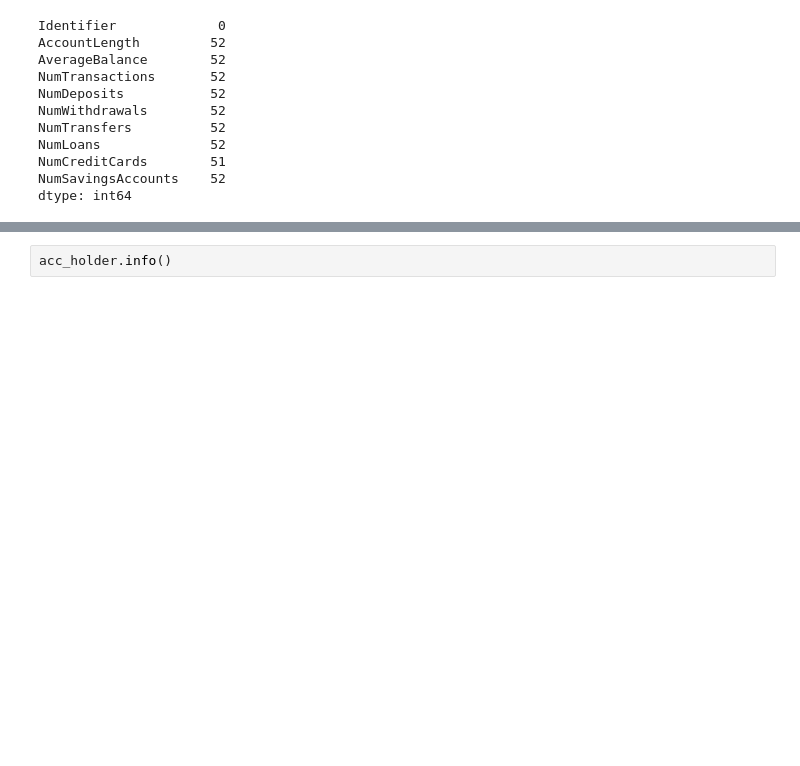
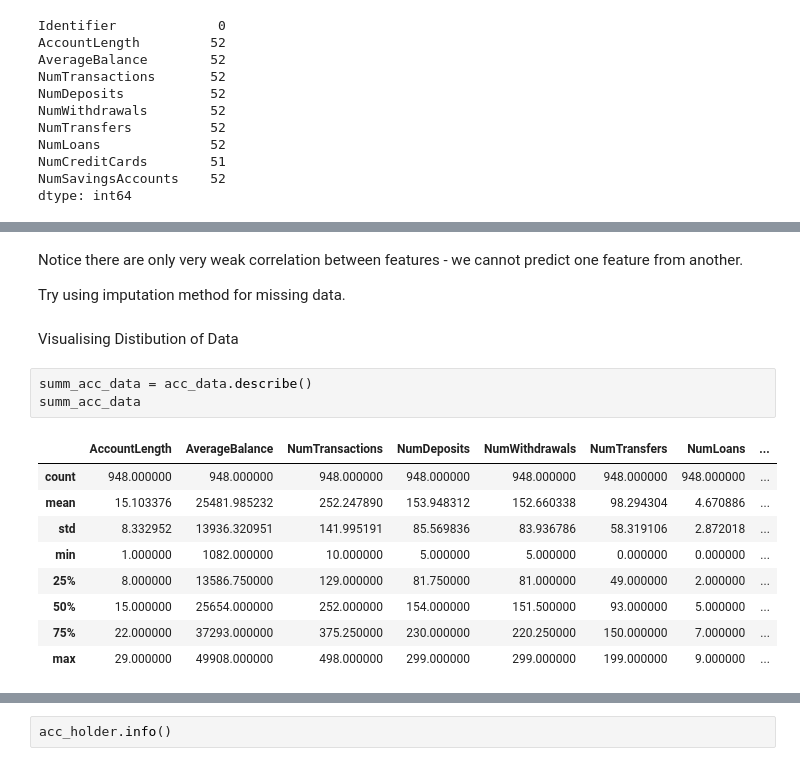
Before and after one commit to valooi/experianlivechallenge, a Jupyter notebook: data_exploration.ipynb, the cells around one changed output, grey strips where cells are left out. Drawn from its saved outputs; the diff is of its cells as text; blank space fills up the shorter version.

```diff
--- a/data_exploration.ipynb
+++ b/data_exploration.ipynb
@@ -77,0 +112,19 @@ dtype: int64
+# %% [markdown]
+Notice there are only very weak correlation between features - we cannot predict one feature from another.
+
+Try using imputation method for missing data.
+# %% [markdown]
+Visualising Distibution of Data
+# %%
+summ_acc_data = acc_data.describe()
+summ_acc_data
+# %% [output]
+|  | AccountLength | AverageBalance | NumTransactions | NumDeposits | NumWithdrawals | NumTransfers | NumLoans | ... |
+| count | 948.000000 | 948.000000 | 948.000000 | 948.000000 | 948.000000 | 948.000000 | 948.000000 | ... |
+| mean | 15.103376 | 25481.985232 | 252.247890 | 153.948312 | 152.660338 | 98.294304 | 4.670886 | ... |
+| std | 8.332952 | 13936.320951 | 141.995191 | 85.569836 | 83.936786 | 58.319106 | 2.872018 | ... |
+| min | 1.000000 | 1082.000000 | 10.000000 | 5.000000 | 5.000000 | 0.000000 | 0.000000 | ... |
+| 25% | 8.000000 | 13586.750000 | 129.000000 | 81.750000 | 81.000000 | 49.000000 | 2.000000 | ... |
+| 50% | 15.000000 | 25654.000000 | 252.000000 | 154.000000 | 151.500000 | 93.000000 | 5.000000 | ... |
+| 75% | 22.000000 | 37293.000000 | 375.250000 | 230.000000 | 220.250000 | 150.000000 | 7.000000 | ... |
+| max | 29.000000 | 49908.000000 | 498.000000 | 299.000000 | 299.000000 | 199.000000 | 9.000000 | ... |
```
Also changed, not shown: parts of 15 cells of this notebook.
